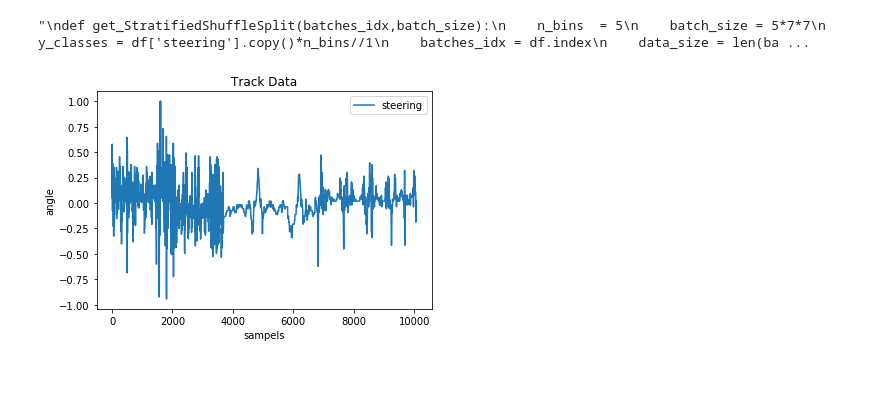
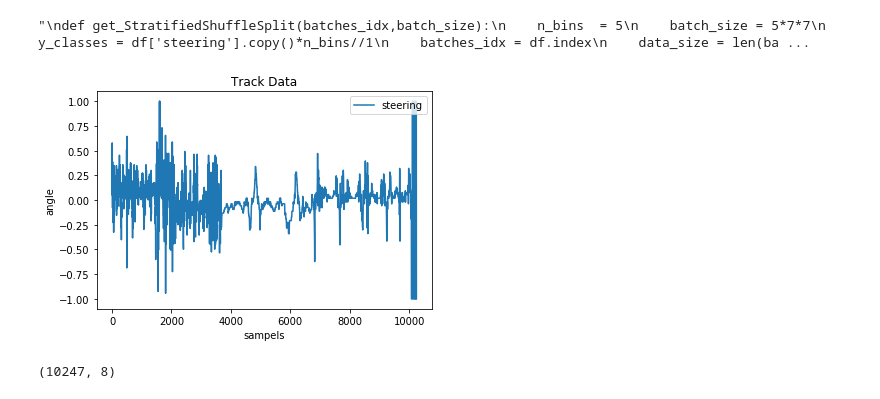
Before and after one commit to AndysDeepAbstractions/CarND-Behavioral-Cloning-P3, a Jupyter notebook: clone.ipynb, the cells around one changed output. Cells and saved outputs as stored; diff of their text form; code cells hidden in the pictures.

```diff
--- a/clone.ipynb
+++ b/clone.ipynb
@@ -37,33 +37,39 @@ from sklearn.model_selection import StratifiedShuffleSplit
 # %%
 # read csv
 def get_csv(path):
     # load CSV & drop zeros
     df = pd.read_csv(path+'driving_log.csv')
     df = df.drop(df[df['steering'] == 0.].index)
     df = df.drop(df[df['speed'] < 1.].index)
     df['center'] = path+df['center']
     df['right'] = path+df['right']
     df['left'] = path+df['left']
     return df
 
 tracks = [get_csv(path = './data/'),\
           get_csv(path = './andy_track1_forward/'),\
-          get_csv(path = './andy_track1_backward/')]
+          get_csv(path = './andy_track1_backward/'),\
+          get_csv(path = './andy_track1_offroad/'),\
+          get_csv(path = './andy_track1_offroad/'),\
+          get_csv(path = './andy_track1_offroad/'),\
+         ]
 df = pd.concat(tracks).reset_index()
 
 def plot_steering(df):
     ### plot
     plt.plot(df['steering'])
     plt.title('Track Data')
     plt.ylabel('angle')
     plt.xlabel('sampels')
     plt.legend(['steering'], loc='upper right')
     #plt.yscale('log')
     plt.show()
 
 plot_steering(df)
+print(df.shape)
 # %% [output]
-[figure, old version]
+[figure, new version]
+(10247, 8)
 # %%
 # split
 split_index = int((1-(1/11))*(len(df)))
```
Also changed, not shown: parts of 8 cells of this notebook, 1 other file.
